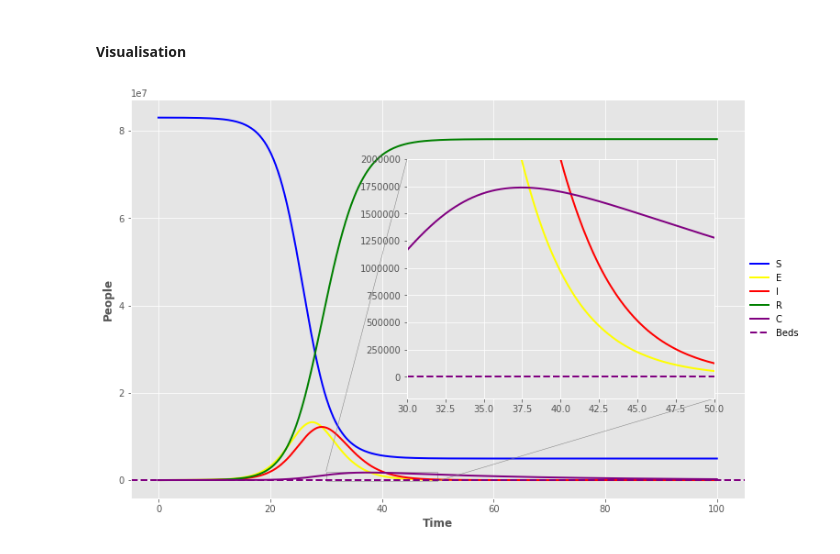
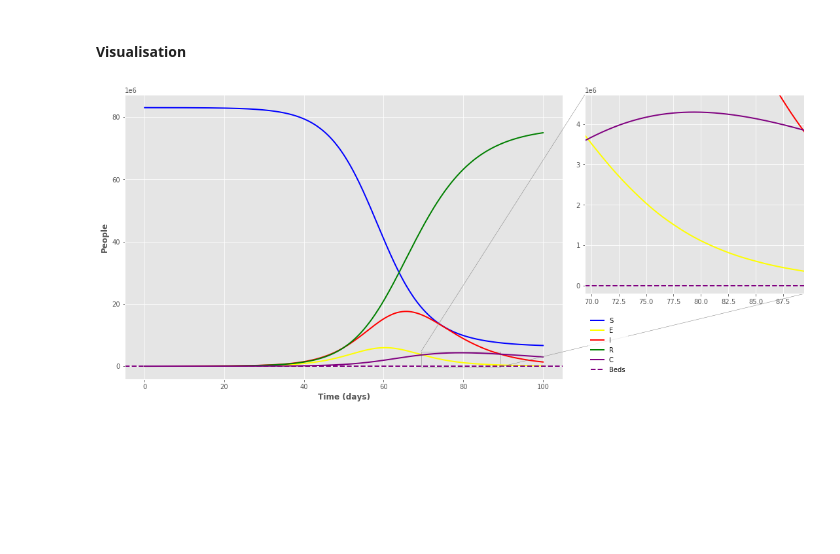
Before and after one commit to MarcelloPerathoner/covid-19, a Jupyter notebook: jupyter/seirc.ipynb, the cells around one changed output. Drawn from its saved outputs; the diff is of its cells as text; code cells hidden in the pictures; blank space fills up the shorter version.

Commit message:
Better zoom plot.

```diff
--- a/jupyter/seirc.ipynb
+++ b/jupyter/seirc.ipynb
@@ -41,12 +41,12 @@ The R0 of Covid-19 is estimated as: 1.4 – 3.9
 
 R0 = β * γ
 # %%
-N = 83019213      # Population 31.12.2018
-S = 4838          # Confirmed Covid-19 cases 16.03.2020
+N = 83019213      # Germany: Population 31.12.2018
+S = 4838          # Germany: Confirmed Covid-19 cases 16.03.2020
 
 α = 2    # How many days before E(xposed) becomes I(nfectious)
-β = 1.5  # How many people does an I infect each day on average
-γ = 2    # How many days an I stays infectious
+β = 0.4  # How many people does an I infect each day on average
+γ = 7    # How many days an I stays infectious on average
 
 c1 = 0.0165 # How many I become C(ritical)
 c2 = 28     # How many days a C occupies a bed
@@ -67,31 +67,34 @@ from mpl_toolkits.axes_grid1.inset_locator import zoomed_inset_axes, mark_inset
 # %%
 plt.style.use("ggplot")
 
 fig, ax = plt.subplots (figsize=(12, 8))
 
 def plot_it (ax):
     sline = ax.plot("t","S","", data=seir_out, color="blue",   linewidth=2)
     eline = ax.plot("t","E","", data=seir_out, color="yellow", linewidth=2)
     iline = ax.plot("t","I","", data=seir_out, color="red",    linewidth=2)
     rline = ax.plot("t","R","", data=seir_out, color="green",  linewidth=2)
     cline = ax.plot("t","C","", data=seir_out, color="purple", linewidth=2)
     hline = ax.axhline (y = c3, label="Beds", color='purple', linewidth=2, linestyle='--')
 
+ax.ticklabel_format (axis="y", style="sci", scilimits = (6, 6))
 plot_it (ax)
 
-plt.xlabel ("Time",   fontweight="bold")
+plt.xlabel ("Time (days)",   fontweight="bold")
 plt.ylabel ("People", fontweight="bold")
-legend = ax.legend (loc=5,bbox_to_anchor=(1.1,0.5))
+legend = ax.legend (loc="lower left",bbox_to_anchor=(1.05,0.0))
 frame = legend.get_frame()
 frame.set_facecolor ("white")
 frame.set_linewidth (0)
 
-# set to False if you don't want the subplot
-if (True):
-    axins = ax.inset_axes ([0.45, 0.25, 0.5, 0.6])
-    plot_it (axins)
-    axins.set_xlim (30, 50)
-    axins.set_ylim (-200000, 2000000)
-    mark_inset(ax, axins, loc1=2, loc2=4, fc="none", ec="0.5")
+# the zoomed subplot
+outmax = seir_out.max (axis=0)
+idxmax = seir_out.idxmax (axis=0) / 10
+axins = ax.inset_axes ([1.05, 0.3, 0.5, 0.7])
+axins.ticklabel_format (axis="y", style="sci", scilimits = (6, 6))
+plot_it (axins)
+axins.set_xlim (idxmax.C - 10, idxmax.C + 10)
+axins.set_ylim (-200000, outmax.C * 1.1)
+inset = mark_inset(ax, axins, loc1=2, loc2=4, fc="none", ec="0.5")
 # %% [output]
-[figure, old version]
+[figure, new version]
```
